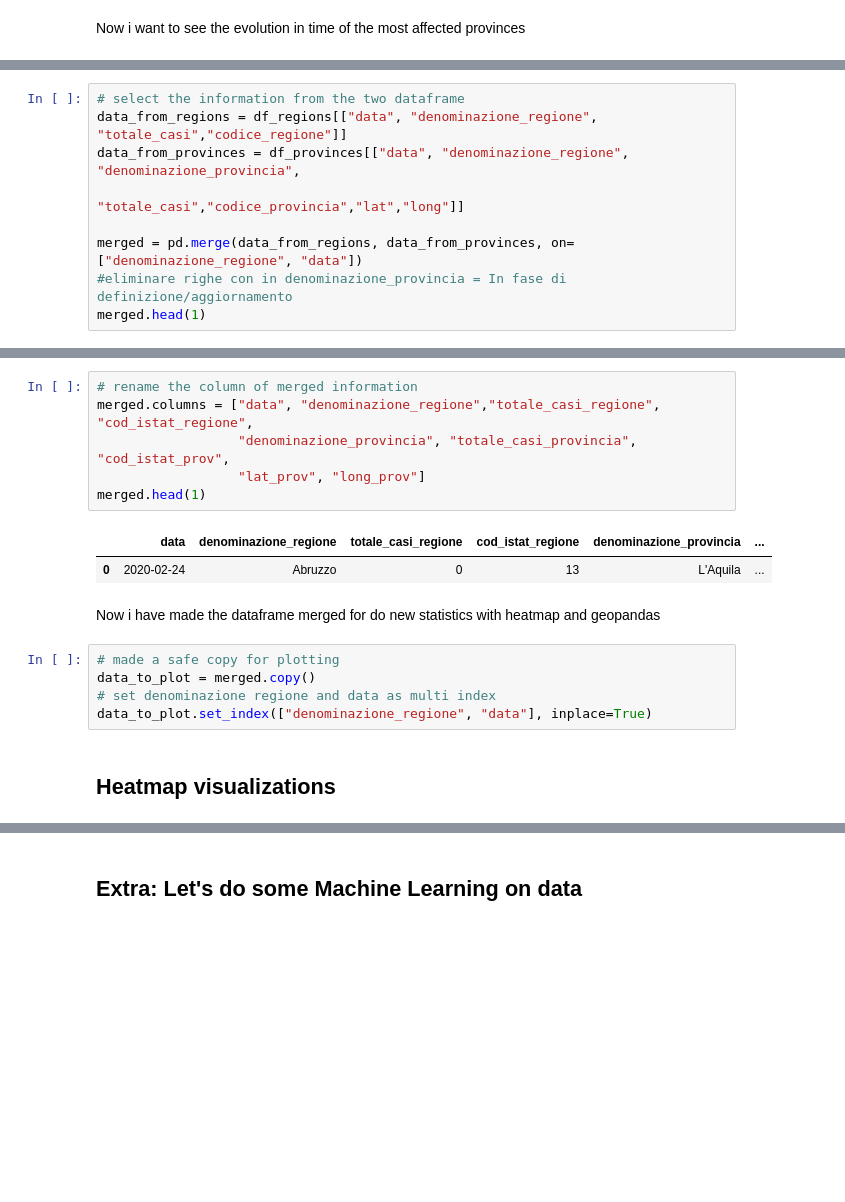
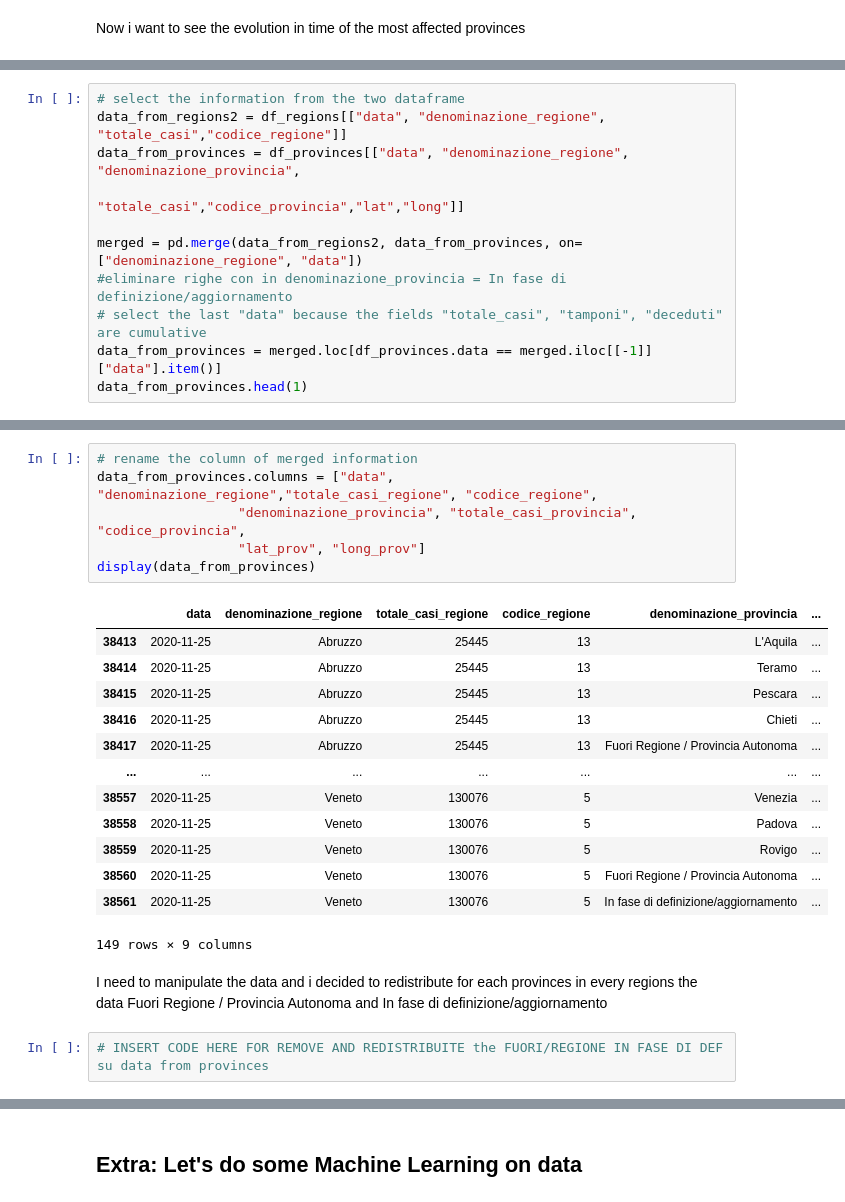
Before and after one commit to iacopoerpichini/AAGM, a Jupyter notebook: Erpichini.ipynb, the cells around one changed output, grey strips where cells are left out. Cells and saved outputs as stored; diff of their text form; blank space fills up the shorter version.

```diff
--- a/Erpichini.ipynb
+++ b/Erpichini.ipynb
@@ -455,11 +607,13 @@ Only the total cases data are correlated in the two data frame but this can allo
 # %%
 # select the information from the two dataframe
-data_from_regions = df_regions[["data", "denominazione_regione", "totale_casi","codice_regione"]]
+data_from_regions2 = df_regions[["data", "denominazione_regione", "totale_casi","codice_regione"]]
 data_from_provinces = df_provinces[["data", "denominazione_regione", "denominazione_provincia",
                                     "totale_casi","codice_provincia","lat","long"]]
 
-merged = pd.merge(data_from_regions, data_from_provinces, on=["denominazione_regione", "data"])
+merged = pd.merge(data_from_regions2, data_from_provinces, on=["denominazione_regione", "data"])
 #eliminare righe con in denominazione_provincia = In fase di definizione/aggiornamento
-merged.head(1)
+# select the last "data" because the fields "totale_casi", "tamponi", "deceduti" are cumulative
+data_from_provinces = merged.loc[df_provinces.data == merged.iloc[[-1]]["data"].item()]
+data_from_provinces.head(1)
 # %% [output]
 |  | data | denominazione_regione | totale_casi_x | codice_regione | denominazione_provincia | totale_casi_y | ... |
@@ -467,18 +621,24 @@ merged.head(1)
 # %%
 # rename the column of merged information
-merged.columns = ["data", "denominazione_regione","totale_casi_regione", "cod_istat_regione",
-                  "denominazione_provincia", "totale_casi_provincia", "cod_istat_prov",
+data_from_provinces.columns = ["data", "denominazione_regione","totale_casi_regione", "codice_regione",
+                  "denominazione_provincia", "totale_casi_provincia", "codice_provincia",
                   "lat_prov", "long_prov"]
-merged.head(1)
+display(data_from_provinces)
 # %% [output]
-|  | data | denominazione_regione | totale_casi_regione | cod_istat_regione | denominazione_provincia | ... |
-| 0 | 2020-02-24 | Abruzzo | 0 | 13 | L'Aquila | ... |
+|  | data | denominazione_regione | totale_casi_regione | codice_regione | denominazione_provincia | ... |
+| 38413 | 2020-11-25 | Abruzzo | 25445 | 13 | L'Aquila | ... |
+| 38414 | 2020-11-25 | Abruzzo | 25445 | 13 | Teramo | ... |
+| 38415 | 2020-11-25 | Abruzzo | 25445 | 13 | Pescara | ... |
+| 38416 | 2020-11-25 | Abruzzo | 25445 | 13 | Chieti | ... |
+| 38417 | 2020-11-25 | Abruzzo | 25445 | 13 | Fuori Regione / Provincia Autonoma | ... |
+| ... | ... | ... | ... | ... | ... | ... |
+| 38557 | 2020-11-25 | Veneto | 130076 | 5 | Venezia | ... |
+| 38558 | 2020-11-25 | Veneto | 130076 | 5 | Padova | ... |
+| 38559 | 2020-11-25 | Veneto | 130076 | 5 | Rovigo | ... |
+| 38560 | 2020-11-25 | Veneto | 130076 | 5 | Fuori Regione / Provincia Autonoma | ... |
+| 38561 | 2020-11-25 | Veneto | 130076 | 5 | In fase di definizione/aggiornamento | ... |
+149 rows × 9 columns
-# %% [markdown]
-Now i have made the dataframe merged for do new statistics with heatmap and geopandas
-# %%
-# made a safe copy for plotting
-data_to_plot = merged.copy()
-# set denominazione regione and data as multi index
-data_to_plot.set_index(["denominazione_regione", "data"], inplace=True)
-# %% [markdown]
-## Heatmap visualizations
+# %% [markdown]
+ I need to manipulate the data and i decided to redistribute for each provinces in every regions the data  Fuori Regione / Provincia Autonoma and In fase di definizione/aggiornamento
+# %%
+# INSERT CODE HERE FOR REMOVE AND REDISTRIBUITE the FUORI/REGIONE IN FASE DI DEF su data from provinces
```
Also changed, not shown: parts of 47 cells of this notebook.
